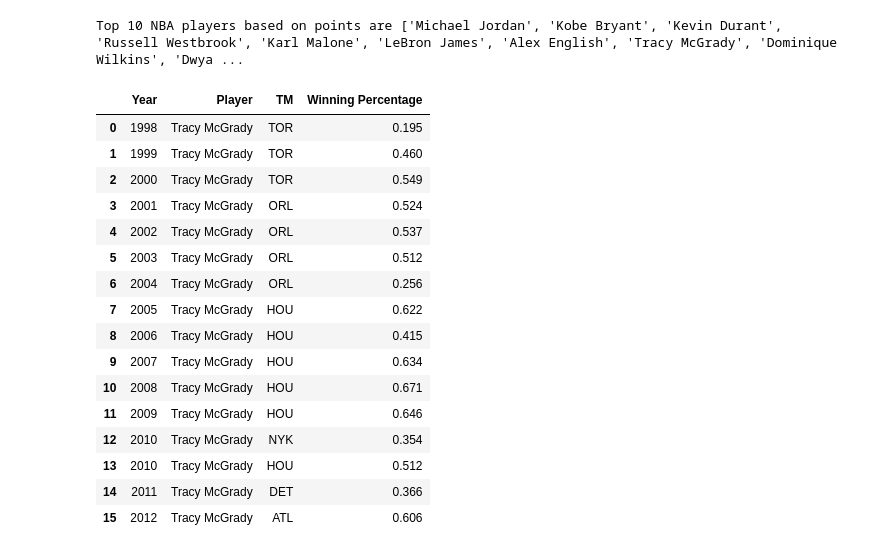
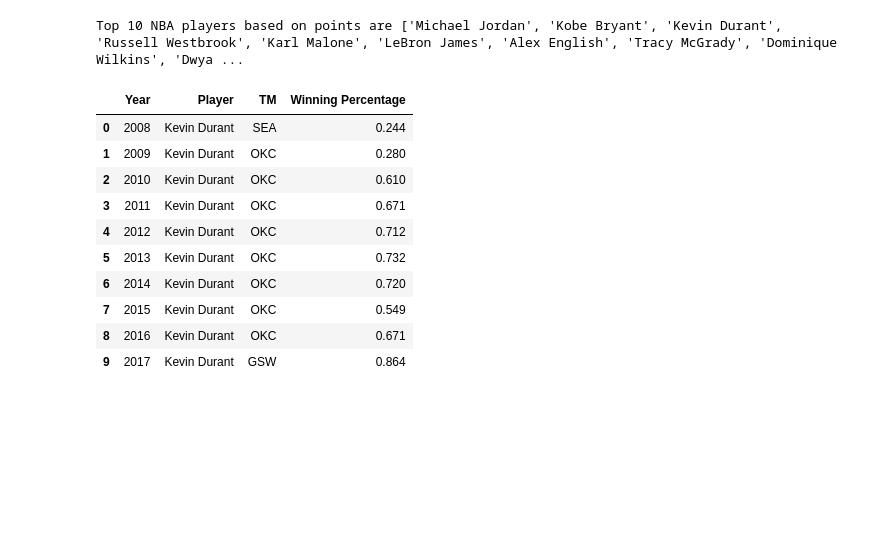
Before and after one commit to Kate-Yayla/Project1-Historical-NBA-Analysis, a Jupyter notebook: NBA Analysis.ipynb, the cells around one changed output. Cells and saved outputs as stored; diff of their text form; code cells hidden in the pictures; blank space fills up the shorter version.

```diff
--- a/NBA Analysis.ipynb
+++ b/NBA Analysis.ipynb
@@ -716,27 +716,21 @@ print(f"Top 10 NBA players based on points are {top_10}")
 # %% [output]
 Top 10 NBA players based on points are ['Michael Jordan', 'Kobe Bryant', 'Kevin Durant', 'Russell Westbrook', 'Karl Malone', 'LeBron James', 'Alex English', 'Tracy McGrady', 'Dominique Wilkins', 'Dwya ...
 # %%
-user_input_data = player_points_data.loc[player_points_data["Player"] == 'Tracy McGrady'].reset_index()
+user_input_data = player_points_data.loc[player_points_data["Player"] == 'Kevin Durant'].reset_index()
 user_input_data = user_input_data[["Year", "Player", "TM", "Winning Percentage"]]
 user_input_data
 # %% [output]
 |  | Year | Player | TM | Winning Percentage |
-| 0 | 1998 | Tracy McGrady | TOR | 0.195 |
-| 1 | 1999 | Tracy McGrady | TOR | 0.460 |
-| 2 | 2000 | Tracy McGrady | TOR | 0.549 |
-| 3 | 2001 | Tracy McGrady | ORL | 0.524 |
-| 4 | 2002 | Tracy McGrady | ORL | 0.537 |
-| 5 | 2003 | Tracy McGrady | ORL | 0.512 |
-| 6 | 2004 | Tracy McGrady | ORL | 0.256 |
-| 7 | 2005 | Tracy McGrady | HOU | 0.622 |
-| 8 | 2006 | Tracy McGrady | HOU | 0.415 |
-| 9 | 2007 | Tracy McGrady | HOU | 0.634 |
-| 10 | 2008 | Tracy McGrady | HOU | 0.671 |
-| 11 | 2009 | Tracy McGrady | HOU | 0.646 |
-| 12 | 2010 | Tracy McGrady | NYK | 0.354 |
-| 13 | 2010 | Tracy McGrady | HOU | 0.512 |
-| 14 | 2011 | Tracy McGrady | DET | 0.366 |
-| 15 | 2012 | Tracy McGrady | ATL | 0.606 |
+| 0 | 2008 | Kevin Durant | SEA | 0.244 |
+| 1 | 2009 | Kevin Durant | OKC | 0.280 |
+| 2 | 2010 | Kevin Durant | OKC | 0.610 |
+| 3 | 2011 | Kevin Durant | OKC | 0.671 |
+| 4 | 2012 | Kevin Durant | OKC | 0.712 |
+| 5 | 2013 | Kevin Durant | OKC | 0.732 |
+| 6 | 2014 | Kevin Durant | OKC | 0.720 |
+| 7 | 2015 | Kevin Durant | OKC | 0.549 |
+| 8 | 2016 | Kevin Durant | OKC | 0.671 |
+| 9 | 2017 | Kevin Durant | GSW | 0.864 |
 # %%
 new_team = []
 year = []
```
Also changed, not shown: parts of 13 cells of this notebook.
